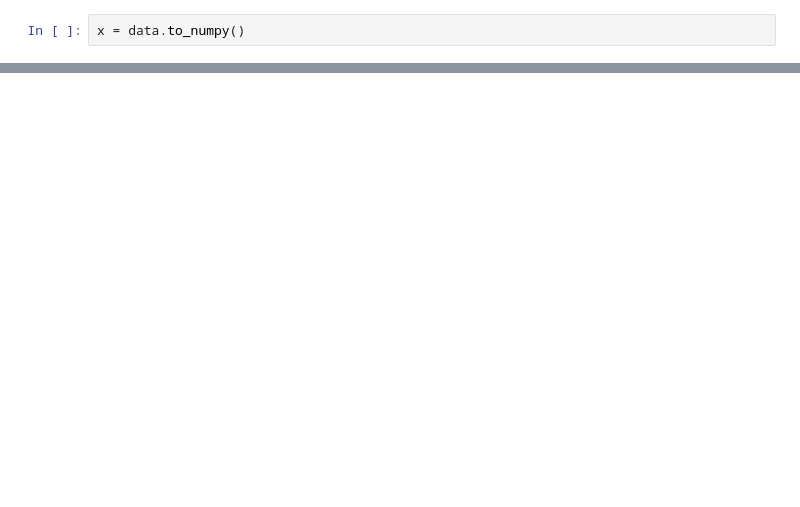
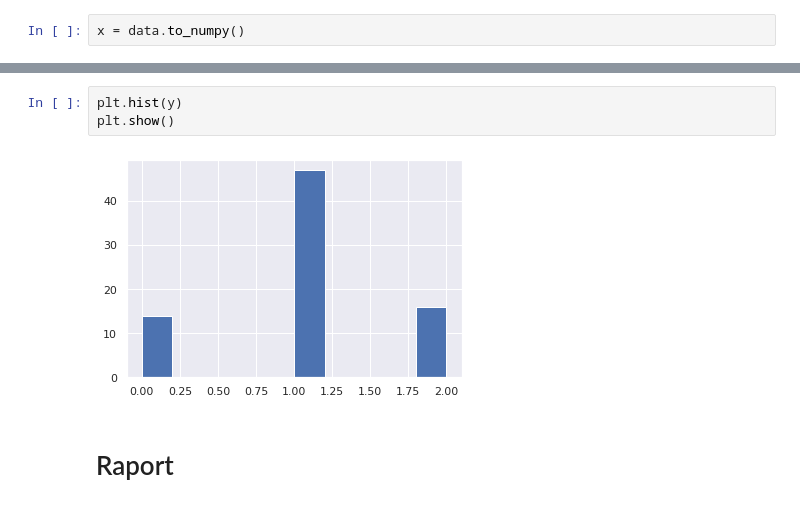
Before and after one commit to jedlin21/EIO, a Jupyter notebook: zadania/zad2/KMean_Jedlikowski136723Subocz136806.ipynb, the cells around one changed output, grey strips where cells are left out. Drawn from its saved outputs; the diff is of its cells as text; blank space fills up the shorter version.

```diff
--- a/zadania/zad2/KMean_Jedlikowski136723Subocz136806.ipynb
+++ b/zadania/zad2/KMean_Jedlikowski136723Subocz136806.ipynb
@@ -150,0 +290,7 @@ rows
+# %%
+plt.hist(y)
+plt.show()
+# %% [output]
+[figure, added]
+# %% [markdown]
+# Raport
```
Also changed, not shown: parts of 26 cells of this notebook, 1 other file.
